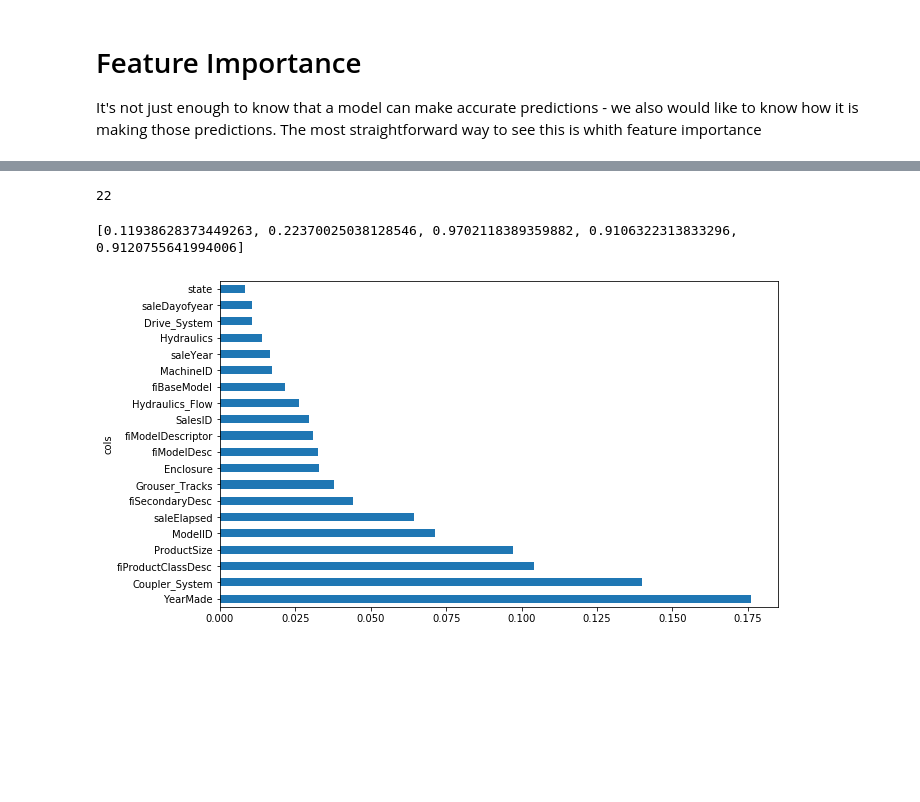
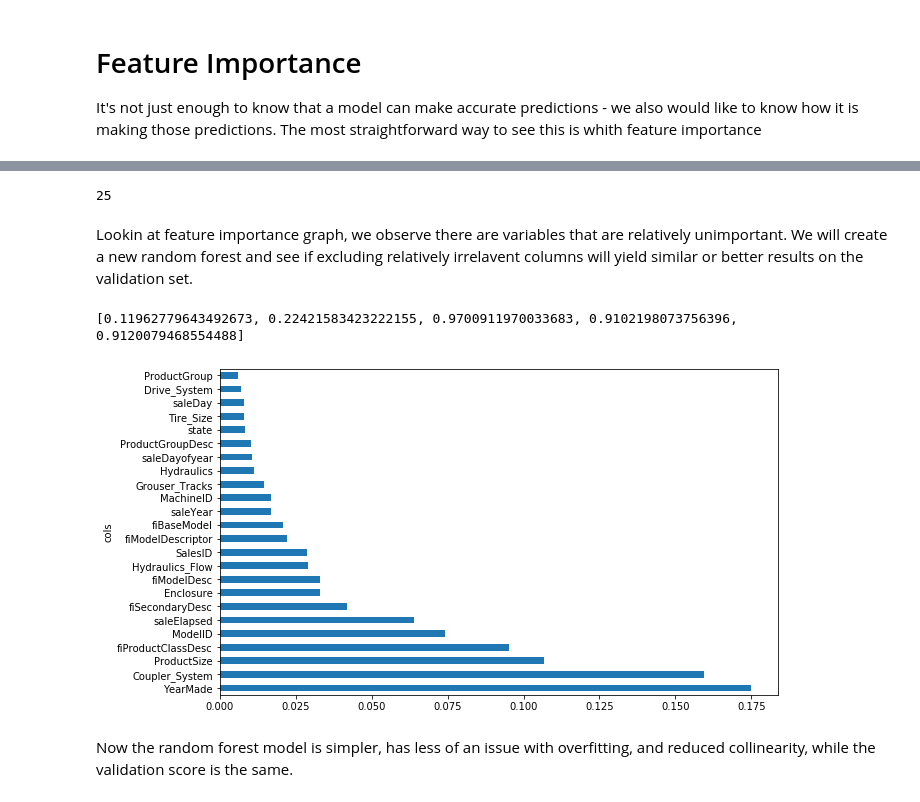
Before and after one commit to nikita-yatchenko/heavy_equipment_price_model, a Jupyter notebook: bulldoze_modeling.ipynb, the cells around one changed output, grey strips where cells are left out. Drawn from its saved outputs; the diff is of its cells as text; code cells hidden in the pictures; blank space fills up the shorter version.

Commit message:
Add files via upload
Added feature engineering and model interpretation. Included the final model specifications!

```diff
--- a/bulldoze_modeling.ipynb
+++ b/bulldoze_modeling.ipynb
@@ -17,6 +14,8 @@ df_raw.SalePrice = np.log(df_raw.SalePrice)
 # %%
 # Cleaning Data
 import pandas.api.types as ptypes
+
+df_raw = df_raw_d.copy()
 
 for n, c in df_raw.items():
     if ptypes.is_string_dtype(c): df_raw[n] = c.astype('category').cat.as_ordered()
@@ -475,19 +481,24 @@ feat_imp.iloc[:20,:].plot('cols', 'imp', 'barh', legend = False, figsize = (10,6
 # %%
-to_keep = feat_imp[feat_imp.imp>0.005].cols; len(to_keep)
+to_keep = feat_imp[feat_imp.imp>0.005].cols; to_keep = to_keep.append(pd.Series(['SalePrice']), ignore_index = True); len(to_keep)
 # %% [output]
-22
+25
+# %% [markdown]
+Lookin at feature importance graph, we observe there are variables that are relatively unimportant. We will create a new random forest and see if excluding relatively irrelavent columns will yield similar or better results on the validation set.
 # %%
 df_keep = df_bull[to_keep].copy()
-X_train, X_valid = split_vals(df_keep, n_trn)
+X_train, X_valid = split_vals(df_keep.drop('SalePrice', axis = 1), n_trn)
 # %%
-m_rf = RandomForestRegressor(n_estimators = 70, min_samples_leaf = 3, max_features = 0.7, n_jobs = -1, oob_score = True)
+m_rf = RandomForestRegressor(n_estimators = 70, min_samples_leaf = 3, max_features = 0.7,
+                             n_jobs = -1, oob_score = True)
 m_rf.fit(X_train, y_train)
 print_score(m_rf)
 # %% [output]
-[0.11938628373449263, 0.22370025038128546, 0.9702118389359882, 0.9106322313833296, 0.9120755641994006]
+[0.11962779643492673, 0.22421583423222155, 0.9700911970033683, 0.9102198073756396, 0.9120079468554488]
 # %%
 feat_imp_new = pd.DataFrame({'cols':X_train.columns, 'imp':m_rf.feature_importances_}
                        ).sort_values('imp', ascending=False)
-feat_imp_new.iloc[:20,:].plot('cols', 'imp', 'barh', legend = False, figsize = (10,6));
+feat_imp_new.plot('cols', 'imp', 'barh', legend = False, figsize = (10,6));
 # %% [output]
-[figure, old version]
+[figure, new version]
+# %% [markdown]
+Now the random forest model is simpler, has less of an issue with overfitting, and reduced collinearity, while the validation score is the same.
```
Also changed, not shown: parts of 82 cells of this notebook.
